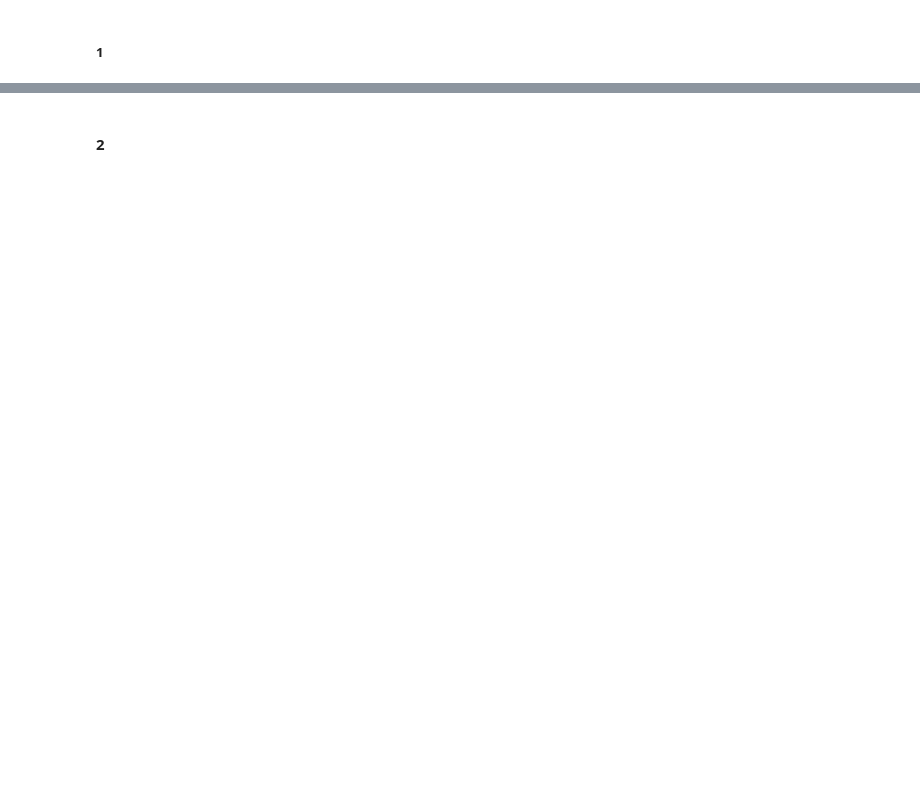
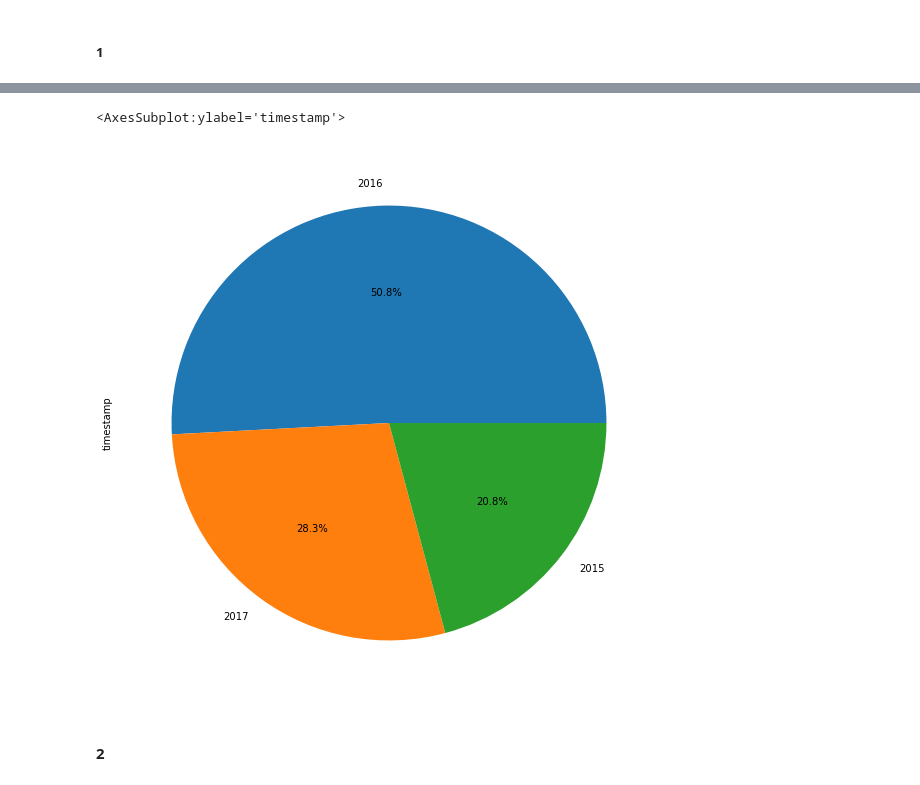
Before and after one commit to okabamac/data_wrangling_p2, a Jupyter notebook: wrangle_act.ipynb, the cells around one changed output, grey strips where cells are left out. Drawn from its saved outputs; the diff is of its cells as text; code cells hidden in the pictures; blank space fills up the shorter version.

Commit message:
Started visualtion and insights

```diff
--- a/wrangle_act.ipynb
+++ b/wrangle_act.ipynb
@@ -784,5 +916,7 @@ image_pred_copy.info()
 # %%
 # Use pandas melt function to convert the dataframe to long format
-tweet_archive_copy = pd.melt(tweet_archive_copy, id_vars=['tweet_id','timestamp','text','expanded_urls','rating_numerator','rating_denominator','name'], value_vars=['doggo','floofer', 'pupper','puppo'], var_name='dog_type')
+tweet_archive_copy = pd.melt(tweet_archive_copy, id_vars=['tweet_id','timestamp','text','expanded_urls','rating_numerator','rating_denominator','name'],  var_name='dog_type')
 # %%
-tweet_archive_copy.drop('value', axis=1, inplace=True)
+# tweet_archive_copy.drop('value', axis=1, inplace=True)
+# Find unique values in the value column
+tweet_archive_copy['value'].unique()
@@ -793,2 +933,5 @@ tweet_archive_copy.sample(4)
+# %%
+# Drop all rows where the value column is NaN
+tweet_archive_copy = tweet_archive_copy[tweet_archive_copy['value'].notnull()]
 # %%
 tweet_archive_copy.shape
@@ -794,0 +940,3 @@ tweet_archive_copy.shape
+# %%
+# Drop the value column
+tweet_archive_copy = tweet_archive_copy.drop(['value'], axis=1)
@@ -870,6 +1079,9 @@ final_df['timestamp'].dt.year.value_counts()
 # %%
 # Plot a visualization of the number of tweets by year
-final_df['timestamp'].dt.year.value_counts().plot(kind='bar')
+final_df['timestamp'].dt.year.value_counts().plot(kind='pie', autopct='%1.1f%%', figsize=(20,10))
+# %% [output]
+<AxesSubplot:ylabel='timestamp'>
+[figure, added]
 # %% [markdown]
 #### 2
 # %%
```
Also changed, not shown: parts of 60 cells of this notebook, 2 other files.
